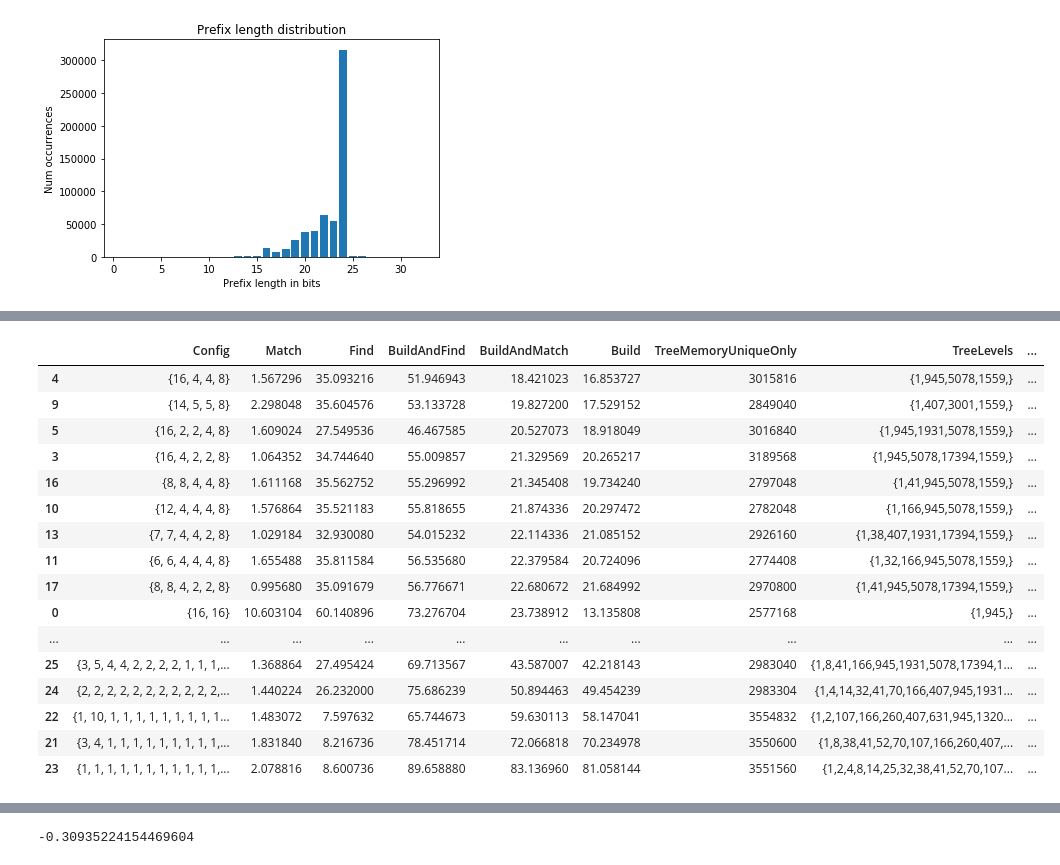
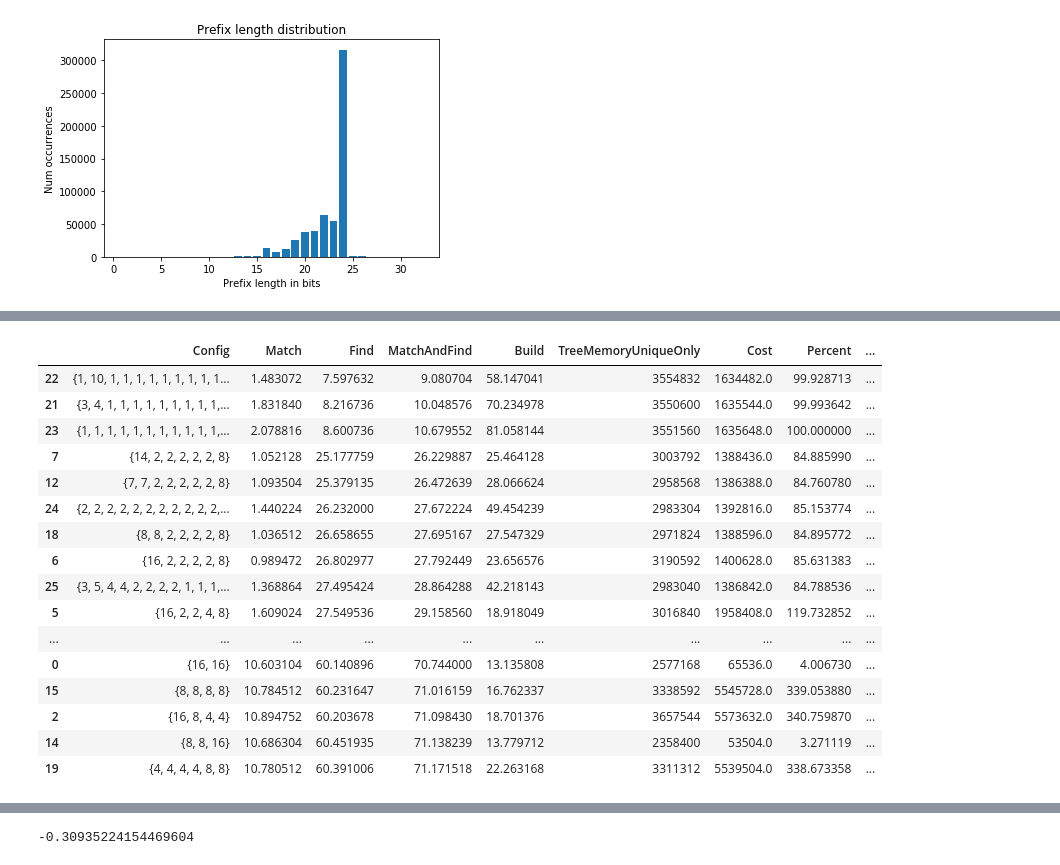
Before and after one commit to matrackif/TrieStrides, a Jupyter notebook: flavors_data_analysis.ipynb, the cells around one changed output, grey strips where cells are left out. Drawn from its saved outputs; the diff is of its cells as text; code cells hidden in the pictures.

```diff
--- a/flavors_data_analysis.ipynb
+++ b/flavors_data_analysis.ipynb
@@ -40,12 +43,13 @@ strides_au, nodes_au = fixed_strides(prefixes_au)
 def append_stats(row: pd.Series, nodes: list):
     strides = row['Config'].replace('{', ' ').replace('}',' ').replace(',',' ').split()
     strides = [int(x) for x in strides]
-    tmp, strides_nodes, cost, percent = get_stats(nodes, strides)
+    tmp, strides_nodes, cost, percent = get_stats(nodes, strides, ignore_last_level=True)
     build_and_find = float(row['Build']) + float(row['Find'])
     build_and_match = float(row['Build']) + float(row['Match'])
-    return pd.Series([cost, percent, build_and_find, build_and_match])
+    match_and_find = float(row['Match']) + float(row['Find'])
+    return pd.Series([cost, percent, build_and_find, build_and_match, match_and_find])
 # %%
-newcol_names = ['Cost', 'Percent', 'BuildAndFind', 'BuildAndMatch']
+newcol_names = ['Cost', 'Percent', 'BuildAndFind', 'BuildAndMatch', 'MatchAndFind']
 newcols_au = results_au_32bit.apply(lambda row: append_stats(row, nodes_au), axis=1)
 newcols_tokyo = results_tokyo.apply(lambda row: append_stats(row, nodes_tokyo), axis=1)
 newcols_au.columns = newcol_names
@@ -73,4 +59 @@ Strides trie is: 84.79013112525126% the size of 1 bit trie
-# %%
-results_au_32bit = results_au_32bit.sort_values('BuildAndMatch')
-results_tokyo = results_tokyo.sort_values('BuildAndMatch')
 # %%
@@ -95,0 +80,3 @@ results_au_32bit[['Config', 'Match', 'Find', 'BuildAndFind', 'BuildAndMatch', 'B
+# %%
+results_tokyo = results_tokyo.sort_values('MatchAndFind')
+results_tokyo[['Config', 'Match', 'Find', 'MatchAndFind', 'Build', 'TreeMemoryUniqueOnly', 'Cost', 'RandomMatch', 'RandomSort', 'RandomSortedMatch']]
@@ -96,20 +122,21 @@ results_au_32bit[['Config', 'Match', 'Find', 'BuildAndFind', 'BuildAndMatch', 'B
 # %%
-results_tokyo[['Config', 'Match', 'Find', 'BuildAndFind', 'BuildAndMatch', 'Build', 'TreeMemoryUniqueOnly', 'TreeLevels', 'Cost', 'Percent']]
+results_tokyo = results_tokyo.sort_values('MatchAndFind')
+results_tokyo[['Config', 'Match', 'Find', 'MatchAndFind', 'Build', 'TreeMemoryUniqueOnly', 'Cost', 'Percent', 'ChildrenMemory', 'ContainerStartsMemory', 'ContainerLengthsMemory']]
 # %% [output]
-|  | Config | Match | Find | BuildAndFind | BuildAndMatch | Build | TreeMemoryUniqueOnly | TreeLevels | ... |
-| 4 | {16, 4, 4, 8} | 1.567296 | 35.093216 | 51.946943 | 18.421023 | 16.853727 | 3015816 | {1,945,5078,1559,} | ... |
-| 9 | {14, 5, 5, 8} | 2.298048 | 35.604576 | 53.133728 | 19.827200 | 17.529152 | 2849040 | {1,407,3001,1559,} | ... |
-| 5 | {16, 2, 2, 4, 8} | 1.609024 | 27.549536 | 46.467585 | 20.527073 | 18.918049 | 3016840 | {1,945,1931,5078,1559,} | ... |
-| 3 | {16, 4, 2, 2, 8} | 1.064352 | 34.744640 | 55.009857 | 21.329569 | 20.265217 | 3189568 | {1,945,5078,17394,1559,} | ... |
-| 16 | {8, 8, 4, 4, 8} | 1.611168 | 35.562752 | 55.296992 | 21.345408 | 19.734240 | 2797048 | {1,41,945,5078,1559,} | ... |
-| 10 | {12, 4, 4, 4, 8} | 1.576864 | 35.521183 | 55.818655 | 21.874336 | 20.297472 | 2782048 | {1,166,945,5078,1559,} | ... |
-| 13 | {7, 7, 4, 4, 2, 8} | 1.029184 | 32.930080 | 54.015232 | 22.114336 | 21.085152 | 2926160 | {1,38,407,1931,17394,1559,} | ... |
-| 11 | {6, 6, 4, 4, 4, 8} | 1.655488 | 35.811584 | 56.535680 | 22.379584 | 20.724096 | 2774408 | {1,32,166,945,5078,1559,} | ... |
-| 17 | {8, 8, 4, 2, 2, 8} | 0.995680 | 35.091679 | 56.776671 | 22.680672 | 21.684992 | 2970800 | {1,41,945,5078,17394,1559,} | ... |
-| 0 | {16, 16} | 10.603104 | 60.140896 | 73.276704 | 23.738912 | 13.135808 | 2577168 | {1,945,} | ... |
+|  | Config | Match | Find | MatchAndFind | Build | TreeMemoryUniqueOnly | Cost | Percent | ... |
+| 22 | {1, 10, 1, 1, 1, 1, 1, 1, 1, 1, 1... | 1.483072 | 7.597632 | 9.080704 | 58.147041 | 3554832 | 1634482.0 | 99.928713 | ... |
+| 21 | {3, 4, 1, 1, 1, 1, 1, 1, 1, 1, 1,... | 1.831840 | 8.216736 | 10.048576 | 70.234978 | 3550600 | 1635544.0 | 99.993642 | ... |
+| 23 | {1, 1, 1, 1, 1, 1, 1, 1, 1, 1, 1,... | 2.078816 | 8.600736 | 10.679552 | 81.058144 | 3551560 | 1635648.0 | 100.000000 | ... |
+| 7 | {14, 2, 2, 2, 2, 2, 8} | 1.052128 | 25.177759 | 26.229887 | 25.464128 | 3003792 | 1388436.0 | 84.885990 | ... |
+| 12 | {7, 7, 2, 2, 2, 2, 2, 8} | 1.093504 | 25.379135 | 26.472639 | 28.066624 | 2958568 | 1386388.0 | 84.760780 | ... |
+| 24 | {2, 2, 2, 2, 2, 2, 2, 2, 2, 2, 2,... | 1.440224 | 26.232000 | 27.672224 | 49.454239 | 2983304 | 1392816.0 | 85.153774 | ... |
+| 18 | {8, 8, 2, 2, 2, 2, 8} | 1.036512 | 26.658655 | 27.695167 | 27.547329 | 2971824 | 1388596.0 | 84.895772 | ... |
+| 6 | {16, 2, 2, 2, 2, 8} | 0.989472 | 26.802977 | 27.792449 | 23.656576 | 3190592 | 1400628.0 | 85.631383 | ... |
+| 25 | {3, 5, 4, 4, 2, 2, 2, 2, 1, 1, 1,... | 1.368864 | 27.495424 | 28.864288 | 42.218143 | 2983040 | 1386842.0 | 84.788536 | ... |
+| 5 | {16, 2, 2, 4, 8} | 1.609024 | 27.549536 | 29.158560 | 18.918049 | 3016840 | 1958408.0 | 119.732852 | ... |
 | ... | ... | ... | ... | ... | ... | ... | ... | ... | ... |
-| 25 | {3, 5, 4, 4, 2, 2, 2, 2, 1, 1, 1,... | 1.368864 | 27.495424 | 69.713567 | 43.587007 | 42.218143 | 2983040 | {1,8,41,166,945,1931,5078,17394,1... | ... |
-| 24 | {2, 2, 2, 2, 2, 2, 2, 2, 2, 2, 2,... | 1.440224 | 26.232000 | 75.686239 | 50.894463 | 49.454239 | 2983304 | {1,4,14,32,41,70,166,407,945,1931... | ... |
-| 22 | {1, 10, 1, 1, 1, 1, 1, 1, 1, 1, 1... | 1.483072 | 7.597632 | 65.744673 | 59.630113 | 58.147041 | 3554832 | {1,2,107,166,260,407,631,945,1320... | ... |
-| 21 | {3, 4, 1, 1, 1, 1, 1, 1, 1, 1, 1,... | 1.831840 | 8.216736 | 78.451714 | 72.066818 | 70.234978 | 3550600 | {1,8,38,41,52,70,107,166,260,407,... | ... |
-| 23 | {1, 1, 1, 1, 1, 1, 1, 1, 1, 1, 1,... | 2.078816 | 8.600736 | 89.658880 | 83.136960 | 81.058144 | 3551560 | {1,2,4,8,14,25,32,38,41,52,70,107... | ... |
+| 0 | {16, 16} | 10.603104 | 60.140896 | 70.744000 | 13.135808 | 2577168 | 65536.0 | 4.006730 | ... |
+| 15 | {8, 8, 8, 8} | 10.784512 | 60.231647 | 71.016159 | 16.762337 | 3338592 | 5545728.0 | 339.053880 | ... |
+| 2 | {16, 8, 4, 4} | 10.894752 | 60.203678 | 71.098430 | 18.701376 | 3657544 | 5573632.0 | 340.759870 | ... |
+| 14 | {8, 8, 16} | 10.686304 | 60.451935 | 71.138239 | 13.779712 | 2358400 | 53504.0 | 3.271119 | ... |
+| 19 | {4, 4, 4, 4, 8, 8} | 10.780512 | 60.391006 | 71.171518 | 22.263168 | 3311312 | 5539504.0 | 338.673358 | ... |
```
Also changed, not shown: parts of 15 cells of this notebook, 3 other files.
